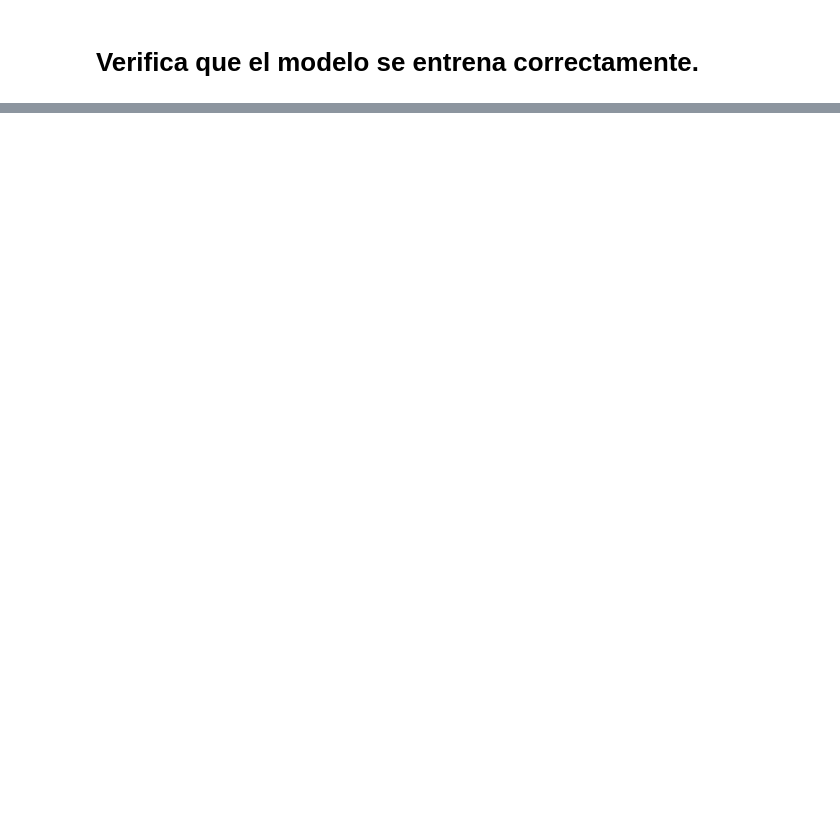
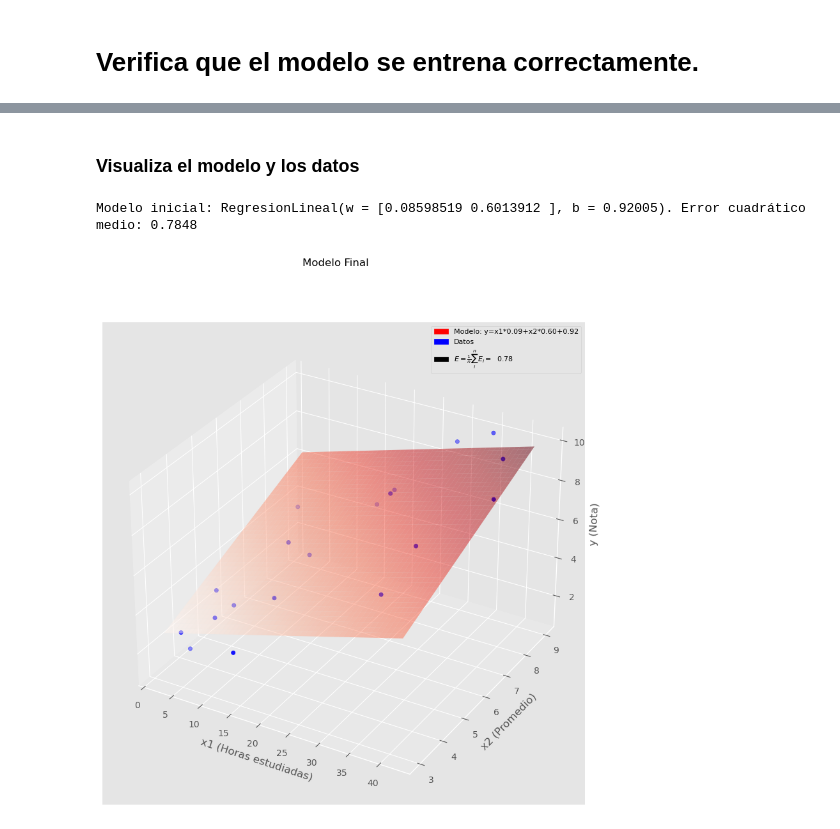
Before and after one commit to vfred0/rn, a Jupyter notebook: Unidad 2/03. Regresión Lineal Múltiple y Descenso de Gradiente Estocástico/Actividades/Regresion Lineal - Clase.ipynb, the cells around one changed output, grey strips where cells are left out. Cells and saved outputs as stored; diff of their text form; code cells hidden in the pictures; blank space fills up the shorter version.

```diff
--- a/Unidad 2/03. Regresión Lineal Múltiple y Descenso de Gradiente Estocástico/Actividades/Regresion Lineal - Clase.ipynb
+++ b/Unidad 2/03. Regresión Lineal Múltiple y Descenso de Gradiente Estocástico/Actividades/Regresion Lineal - Clase.ipynb
@@ -178,0 +230,17 @@ print(f"Modelo inicial: {rl}. Error cuadrático medio: {rl.error(x,y):.4f}")
+# %% [markdown]
+### Visualiza el modelo y los datos
+# %%
+rnutil.plot_regresion_lineal(
+    rl.w,
+    rl.b,
+    x[:,0],
+    x[:,1],
+    y,
+    "x1 (Horas estudiadas)","x2 (Promedio)","y (Nota)",
+    title="Modelo Final"
+)
+
+print(f"Modelo inicial: {rl}. Error cuadrático medio: {rl.error(x,y):.4f}")
+# %% [output]
+Modelo inicial: RegresionLineal(w = [0.08598519 0.6013912 ], b = 0.92005). Error cuadrático medio: 0.7848
+[figure, added]
```
Also changed, not shown: parts of 14 cells of this notebook, 4 other files.
